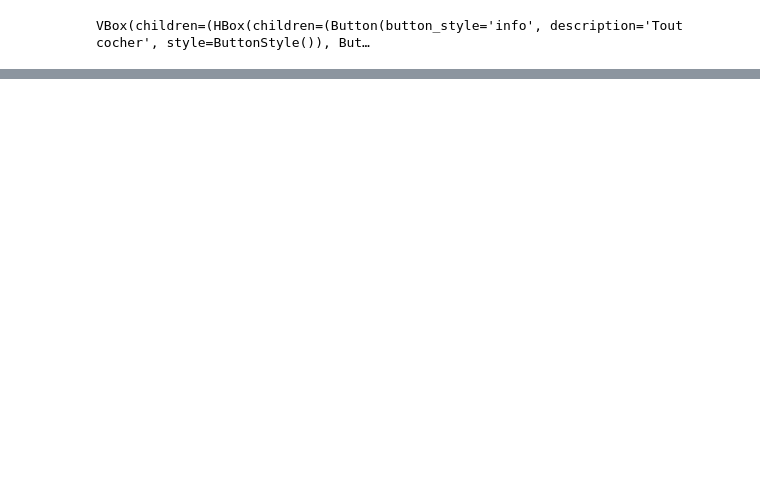
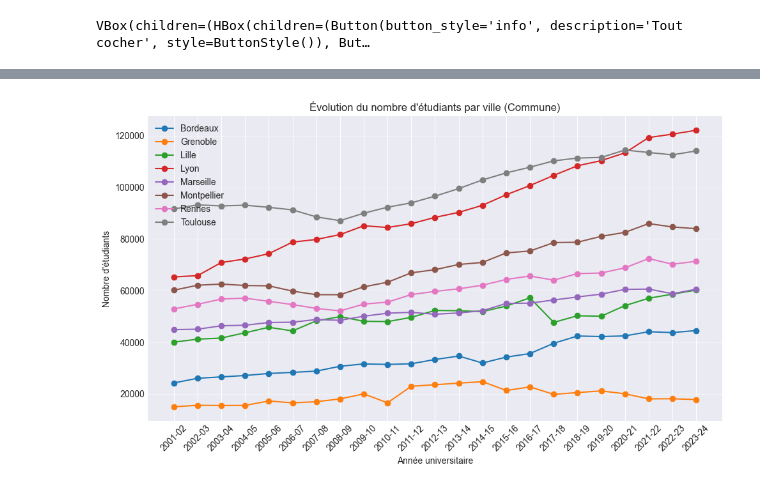
Before and after one commit to ranyast/Analyse-de-donnees-financieres, a Jupyter notebook: Marche Immobilier.ipynb, the cells around one changed output, grey strips where cells are left out. Drawn from its saved outputs; the diff is of its cells as text; code cells hidden in the pictures; blank space fills up the shorter version.

Commit message:
Ajout étudiants par ville

```diff
--- a/Marche Immobilier.ipynb
+++ b/Marche Immobilier.ipynb
@@ -43,4 +43,10 @@ df['nb_transactions'] = pd.to_numeric(df['nb_transactions'], errors='coerce')
 df = df.dropna(subset=['prix_m2_moyen', 'ville'])
 
 villes = sorted(df['ville'].unique())
-print(f"✅ Données prêtes ({len(df)} lignes). Villes disponibles : {', '.join(villes)}")
+
+
+# Chemin du fichier CSV
+fichier_csv = "fr-esr-atlas_regional-effectifs-d-etudiants-inscrits.csv"
+
+# Lecture du CSV
+df_etu = pd.read_csv(fichier_csv, sep=';', encoding='utf-8')
@@ -225,0 +166,56 @@ print(effectifs_par_ville_annee)
+# %%
+# Liste des villes à analyser
+villes_a_analyser = [cb.description for cb in city_checkboxes if cb.value]
+
+# Filtrer uniquement les lignes où le niveau géographique est "Commune"
+df_communes = df_etu[df_etu['niveau_geographique'] == "Commune"].copy()
+df_Final = df_communes[df_communes['regroupement'] == "TOTAL"].copy()
+
+# ===============================
+# 🔧 Gestion des villes à arrondissements
+# ===============================
+df_Final['ville_principale'] = df_Final['geo_nom']
+
+# Regrouper tous les arrondissements sous le même nom
+df_Final.loc[df_Final['geo_nom'].str.contains("Paris", case=False, na=False), 'ville_principale'] = "Paris"
+df_Final.loc[df_Final['geo_nom'].str.contains("Lyon", case=False, na=False), 'ville_principale'] = "Lyon"
+df_Final.loc[df_Final['geo_nom'].str.contains("Marseille", case=False, na=False), 'ville_principale'] = "Marseille"
+
+# ===============================
+# 🔍 Filtrer les villes choisies
+# ===============================
+df_villes = df_Final[df_Final['ville_principale'].isin(villes_a_analyser)].copy()
+
+# ===============================
+# 📊 Regrouper par ville et année
+# ===============================
+effectifs_par_ville_annee = (
+    df_villes.groupby(['ville_principale', 'annee_universitaire'])['effectif']
+    .sum()
+    .reset_index()
+)
+
+# ===============================
+# 🎨 AFFICHAGE
+# ===============================
+if effectifs_par_ville_annee.empty:
+    print("⚠️ Aucune donnée à afficher pour les villes sélectionnées.")
+else:
+    plt.figure(figsize=(10, 6))
+
+    villes = effectifs_par_ville_annee['ville_principale'].unique()
+
+    for ville in villes:
+        data_ville = effectifs_par_ville_annee[effectifs_par_ville_annee['ville_principale'] == ville]
+        plt.plot(data_ville['annee_universitaire'], data_ville['effectif'], marker='o', label=ville)
+
+    plt.title("Évolution du nombre d'étudiants par ville (Commune)")
+    plt.xlabel("Année universitaire")
+    plt.ylabel("Nombre d'étudiants")
+    plt.xticks(rotation=45)
+    plt.legend()
+    plt.grid(axis='y', linestyle='--', alpha=0.7)
+    plt.tight_layout()
+    plt.show()
+# %% [output]
+[figure, added]
```
Also changed, not shown: parts of 4 cells of this notebook.
